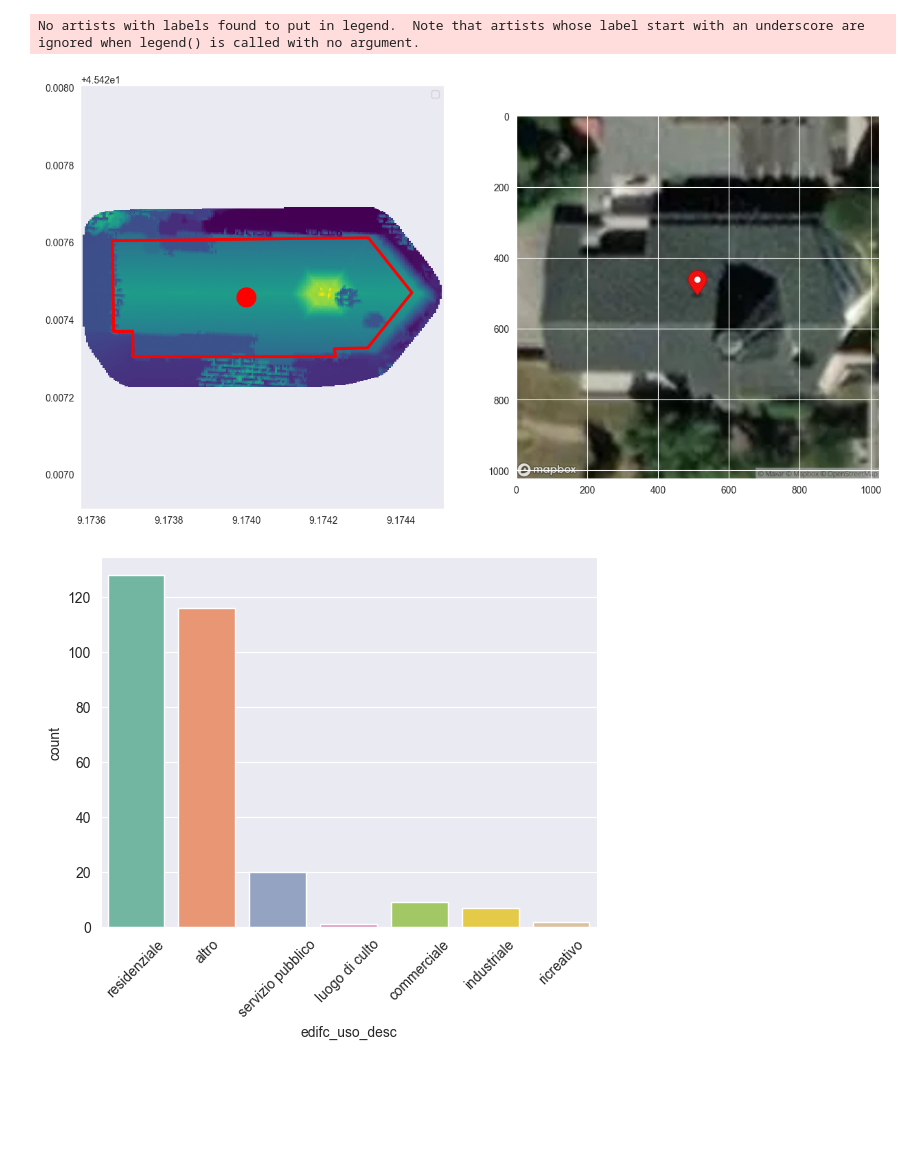
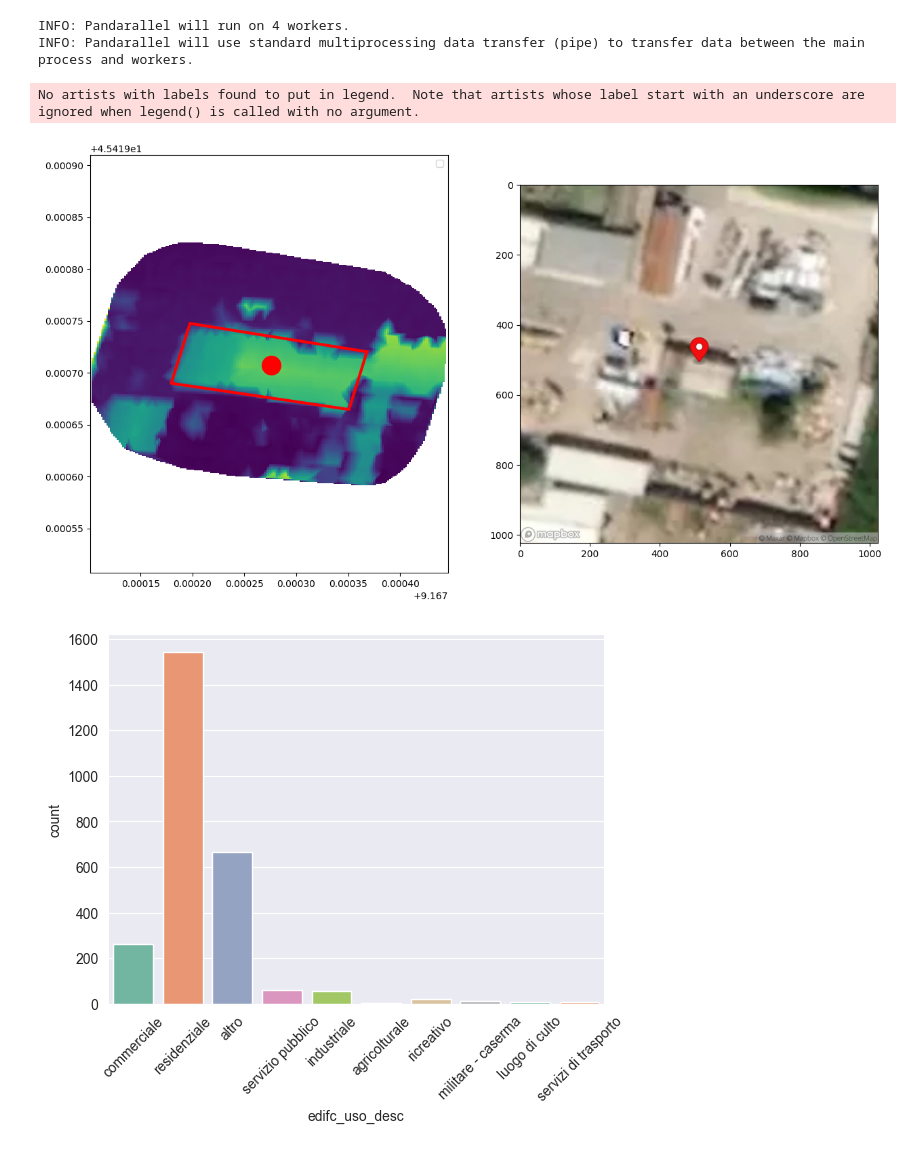
Before and after one commit to bigliolimatteo/skynet-building-functions, a Jupyter notebook: code.ipynb, the cells around one changed output. Drawn from its saved outputs; the diff is of its cells as text; code cells hidden in the pictures; blank space fills up the shorter version.

```diff
--- a/code.ipynb
+++ b/code.ipynb
@@ -6,21 +6,35 @@ import seaborn as sn
 import matplotlib.pyplot as plt
 from shapely import wkt
 import json
+import os
+import ast
+from pandarallel import pandarallel
+pandarallel.initialize()
+
 
 # TODO will we predict just the edifc_uso or also edifc_stat & edifc_ty?
 # TODO get the dictionary w/ definitions for edifc_uso
+# %% [output]
+INFO: Pandarallel will run on 4 workers.
+INFO: Pandarallel will use standard multiprocessing data transfer (pipe) to transfer data between the main process and workers.
+# %%
+def load_multiple_csv_from_path(path, **kwargs):
+    files = [f for f in os.listdir(path) if f.endswith("csv")]
+    dfs = []
+    for file in files:
+        dfs.append(pd.read_csv(os.path.join(path, file), **kwargs).dropna())
+    return pd.concat(dfs)
 # %%
-# Load dataset
-dataset = pd.read_csv("data/postgis_output/D45420917_0101_Punti.csv", dtype={'edifc_uso': object}) # TODO read whole dataset properly
-dataset['points_geometry'] = dataset.points_geometry.apply(wkt.loads)
-dataset['footprint_geometry'] = dataset.footprint_geometry.apply(wkt.loads)
-
-# Convert geometries into pixels (?) # TODO better description
-dataset["points"] = [[(point.x, point.y, point.z) for point in multipoint.geoms] for multipoint in list(dataset["points_geometry"])]
+# Load dataset (s data w/ 10k rows)
+# TODO read whole dataset properly
+dataset = load_multiple_csv_from_path("data/postgis_output/", dtype={'edifc_uso': object}) # 7s
+dataset['points_geometry'] = dataset.points_geometry.parallel_apply(wkt.loads) # 21s
+dataset['footprint_geometry'] = dataset.footprint_geometry.parallel_apply(wkt.loads) # .5s
+dataset['points'] = dataset.points.parallel_apply(lambda x: ast.literal_eval(x))
 
 with open("edifc_uso_general.json", "r") as f:
     edifc_uso_mapping = json.load(f)
-dataset["edifc_uso_desc"] = dataset["edifc_uso"].map(edifc_uso_mapping)
+dataset["edifc_uso_desc"] = dataset["edifc_uso"].map(edifc_uso_mapping) # s
 # %%
 from scipy.interpolate import LinearNDInterpolator
 import requests
@@ -71,13 +85,13 @@ def show_dataset_sample(footprint, points):
         plt.draw()
 # %%
 # Show dataset example
-example_n = 22
-points = dataset.iloc[example_n,-2]
+example_n = 10
+points = list(dataset["points"])[example_n]
 footprint = list(dataset["footprint_geometry"])[example_n]
 show_dataset_sample(footprint, points)
 # %% [output]
 No artists with labels found to put in legend.  Note that artists whose label start with an underscore are ignored when legend() is called with no argument.
-[figure, old version]
+[figure, new version]
 # %%
 # Check if dataset is balanced
 sn.set_style('darkgrid')
@@ -85,4 +99,4 @@ sn.countplot(x = "edifc_uso_desc", data = dataset, palette="Set2")
 plt.xticks(rotation=45)
 plt.show()
 # %% [output]
-[figure, old version]
+[figure, new version]
```
Also changed, not shown: parts of 35 cells of this notebook, 3 other files.
